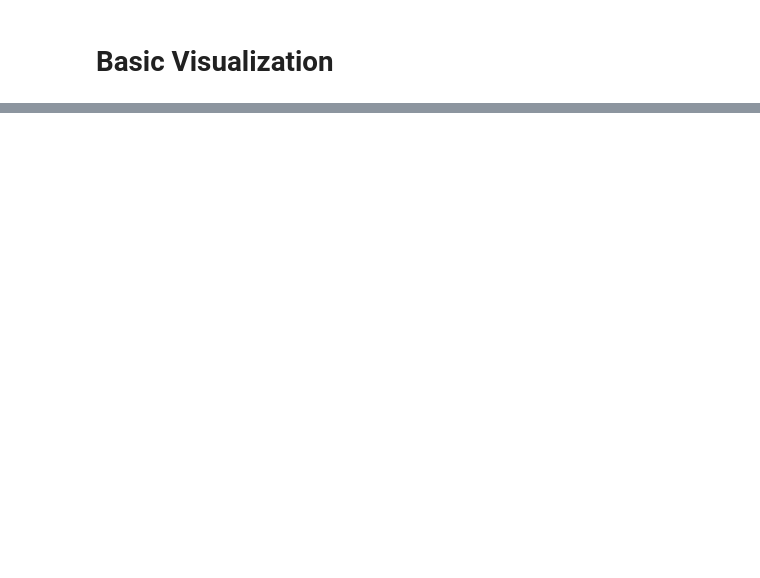
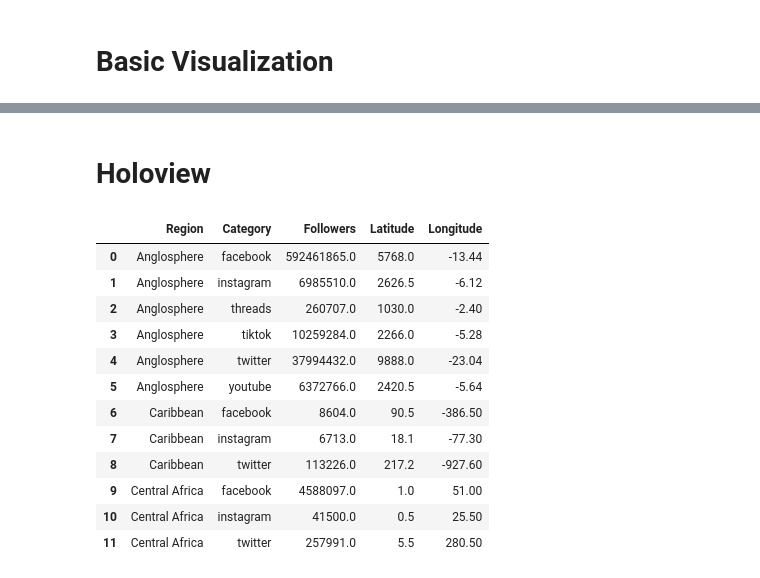
Before and after one commit to medhatfawzy/CANIS-Hackathon, a Jupyter notebook: vis2.ipynb, the cells around one changed output, grey strips where cells are left out. Drawn from its saved outputs; the diff is of its cells as text; code cells hidden in the pictures; blank space fills up the shorter version.

```diff
--- a/vis2.ipynb
+++ b/vis2.ipynb
@@ -420,7 +374,6 @@ twitter_df = df[
     [
         "Name (English)",
         "Region of Focus",
-        "Continent of Focus",
         "Entity owner (English)",
         "Parent entity (English)",
         "X (Twitter) handle",
@@ -433,7 +386,6 @@ facebook_df = df[
     [
         "Name (English)",
         "Region of Focus",
-        "Continent of Focus",
         "Entity owner (English)",
         "Parent entity (English)",
         "Facebook page",
@@ -446,7 +398,6 @@ instagram_df = df[
     [
         "Name (English)",
         "Region of Focus",
-        "Continent of Focus",
         "Entity owner (English)",
         "Parent entity (English)",
         "Instragram page",
@@ -459,7 +410,6 @@ threads_df = df[
     [
         "Name (English)",
         "Region of Focus",
-        "Continent of Focus",
         "Entity owner (English)",
         "Parent entity (English)",
         "Threads account",
@@ -473,7 +423,6 @@ youtube_df = df[
     [
         "Name (English)",
         "Region of Focus",
-        "Continent of Focus",
         "Entity owner (English)",
         "Parent entity (English)",
         "YouTube account",
@@ -486,7 +435,6 @@ tiktok_df = df[
     [
         "Name (English)",
         "Region of Focus",
-        "Continent of Focus",
         "Entity owner (English)",
         "Parent entity (English)",
         "TikTok account",
@@ -508,13 +456,13 @@ for _df in dfs:
     dfs[_df].columns = [
         "Name",
         "Region",
-        "Continent",
         "Entity",
         "Parent",
         "Account",
         "URL",
         "Followers",
     ]
+    dfs[_df]["Category"] = _df
 # %% [markdown]
 # Basic Visualization
 # %%
@@ -673,5 +554,6 @@ for _df in dfs:
     fig.update_traces(
         hovertemplate="<b>Entity:</b> %{text}<extra></extra>", text=dfs[_df]["Entity"]
     )
-
+    # export to html
+    fig.write_html(f"{_df}_scatter.html")
     fig.show()
@@ -702,0 +560,2 @@ for _df in dfs:
+# %% [markdown]
+# Holoview
@@ -702,0 +592,39 @@ for _df in dfs:
+# %%
+gdf = pd.DataFrame(columns=["Region", "Followers", "Category", "Latitude", "Longitude"])
+
+for _df in dfs:
+    for index, row in dfs[_df].iterrows():
+        coordinates = class_coordinates[row["Region"]]
+        gdf = pd.concat(
+            [
+                gdf,
+                pd.DataFrame(
+                    {
+                        "Region": [row["Region"]],
+                        "Followers": [row["Followers"]],
+                        "Category": [row["Category"]],
+                        "Latitude": [coordinates[0]],
+                        "Longitude": [coordinates[1]],
+                    }
+                ),
+            ],
+            ignore_index=True,
+        )
+# %%
+gdf = gdf.groupby(["Region", "Category"]).sum().reset_index()
+# %%
+gdf.head(12)
+# %% [output]
+|  | Region | Category | Followers | Latitude | Longitude |
+| 0 | Anglosphere | facebook | 592461865.0 | 5768.0 | -13.44 |
+| 1 | Anglosphere | instagram | 6985510.0 | 2626.5 | -6.12 |
+| 2 | Anglosphere | threads | 260707.0 | 1030.0 | -2.40 |
+| 3 | Anglosphere | tiktok | 10259284.0 | 2266.0 | -5.28 |
+| 4 | Anglosphere | twitter | 37994432.0 | 9888.0 | -23.04 |
+| 5 | Anglosphere | youtube | 6372766.0 | 2420.5 | -5.64 |
+| 6 | Caribbean | facebook | 8604.0 | 90.5 | -386.50 |
+| 7 | Caribbean | instagram | 6713.0 | 18.1 | -77.30 |
+| 8 | Caribbean | twitter | 113226.0 | 217.2 | -927.60 |
+| 9 | Central Africa | facebook | 4588097.0 | 1.0 | 51.00 |
+| 10 | Central Africa | instagram | 41500.0 | 0.5 | 25.50 |
+| 11 | Central Africa | twitter | 257991.0 | 5.5 | 280.50 |
```
Also changed, not shown: parts of 15 cells of this notebook, 8 other files.
